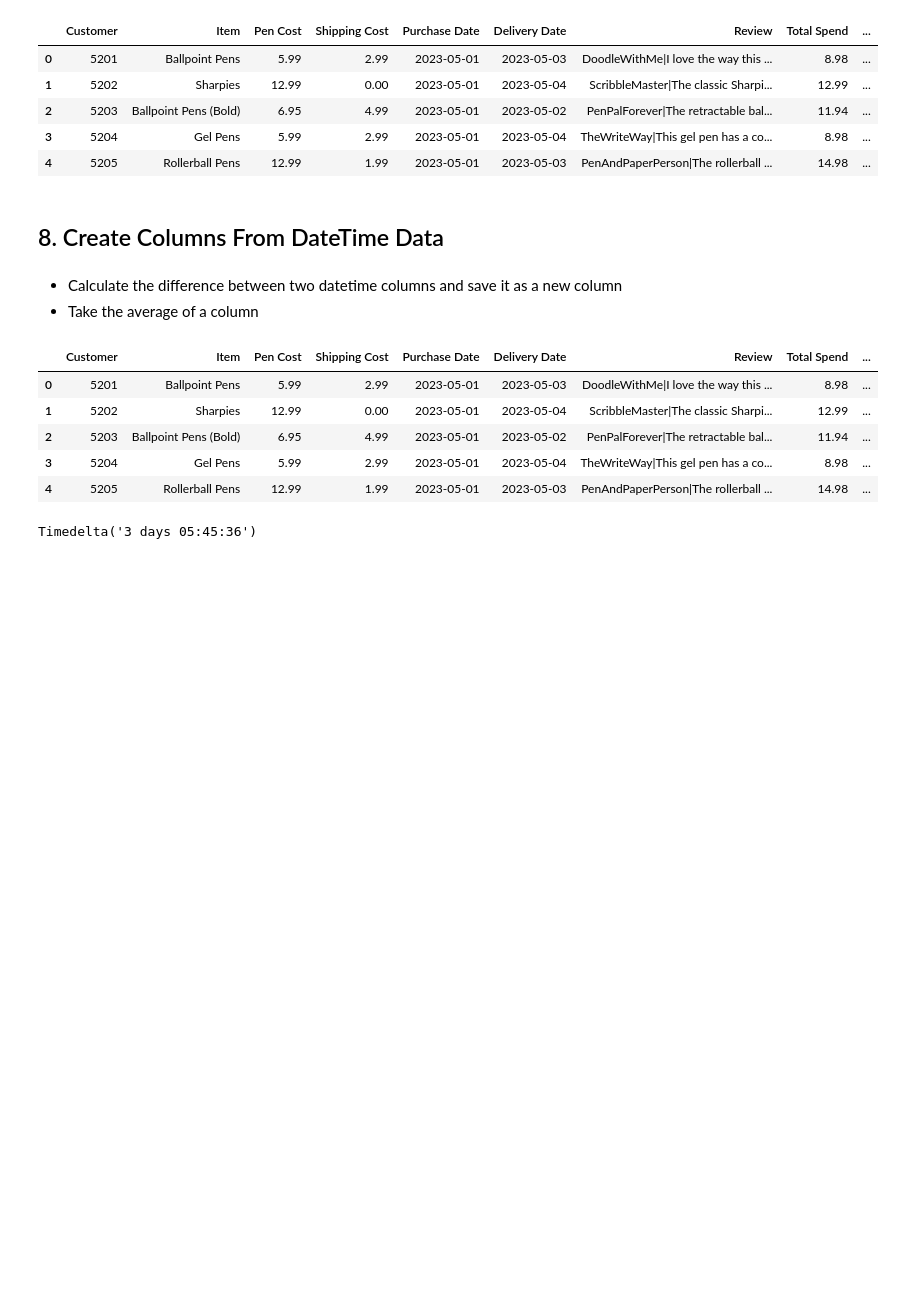
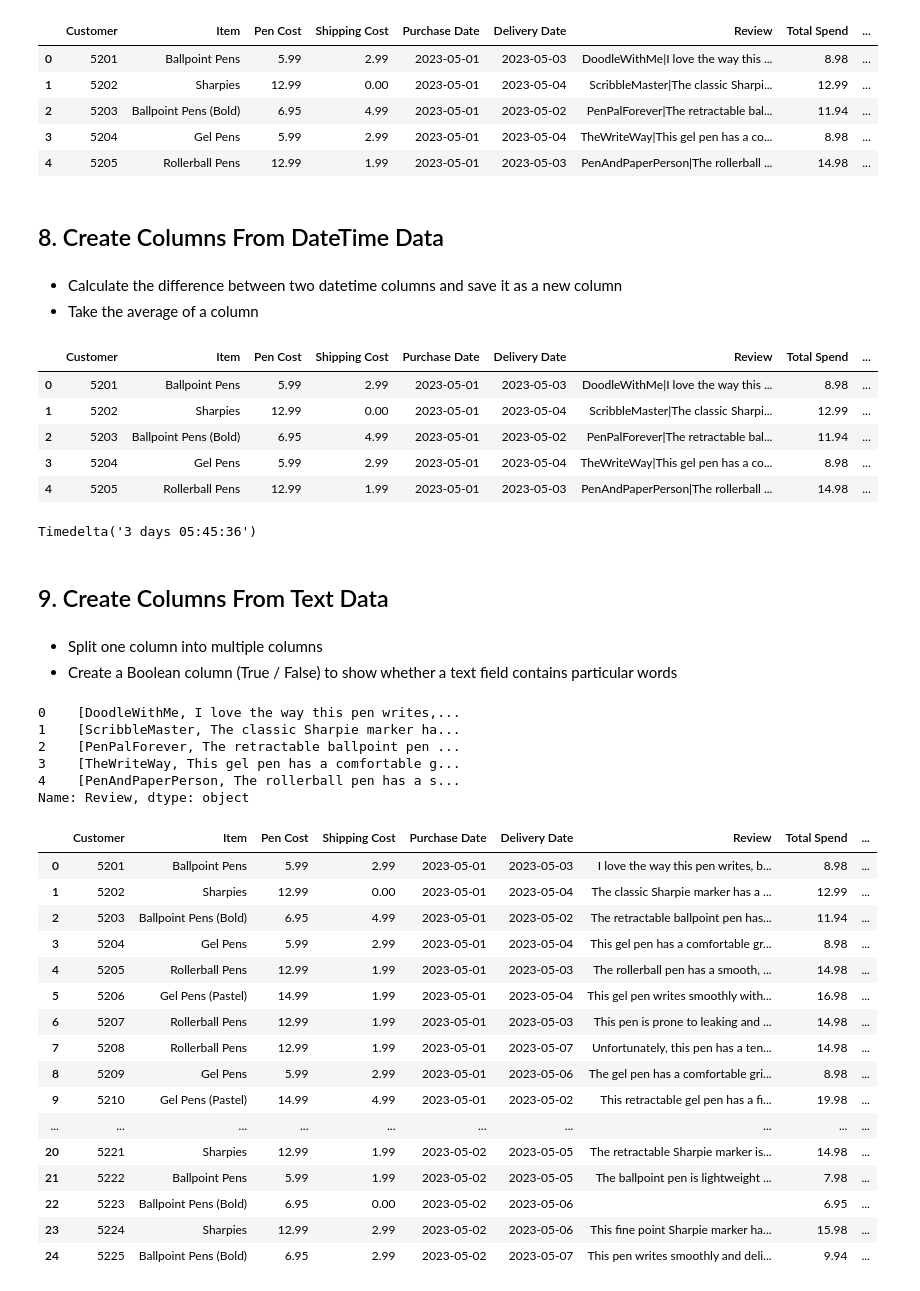
Before and after one commit to hermanconnor/data-prep-and-eda-python, a Jupyter notebook: 2-cleaning-data/assignment.ipynb, the cells around one changed output. Cells and saved outputs as stored; diff of their text form; code cells hidden in the pictures; blank space fills up the shorter version.

Commit message:
Finish section on creating text columns

```diff
--- a/2-cleaning-data/assignment.ipynb
+++ b/2-cleaning-data/assignment.ipynb
@@ -424,3 +424,41 @@ pens.head()
 pens['Delivery Time'].mean()
 # %% [output]
 Timedelta('3 days 05:45:36')
+# %% [markdown]
+## 9. Create Columns From Text Data
+# %% [markdown]
+* Split one column into multiple columns
+* Create a Boolean column (True / False) to show whether a text field contains particular words
+# %%
+# Split a column into multiple columns
+reviews = pens.Review.str.split('|')
+reviews.head()
+# %% [output]
+0    [DoodleWithMe, I love the way this pen writes,...
+1    [ScribbleMaster, The classic Sharpie marker ha...
+2    [PenPalForever, The retractable ballpoint pen ...
+3    [TheWriteWay, This gel pen has a comfortable g...
+4    [PenAndPaperPerson, The rollerball pen has a s...
+Name: Review, dtype: object
+# %%
+# Put columns back into original dataframe
+pens[['User Name', 'Review']] = pd.DataFrame(reviews.to_list())
+pens
+# %% [output]
+|  | Customer | Item | Pen Cost | Shipping Cost | Purchase Date | Delivery Date | Review | Total Spend | ... |
+| 0 | 5201 | Ballpoint Pens | 5.99 | 2.99 | 2023-05-01 | 2023-05-03 | I love the way this pen writes, b... | 8.98 | ... |
+| 1 | 5202 | Sharpies | 12.99 | 0.00 | 2023-05-01 | 2023-05-04 | The classic Sharpie marker has a ... | 12.99 | ... |
+| 2 | 5203 | Ballpoint Pens (Bold) | 6.95 | 4.99 | 2023-05-01 | 2023-05-02 | The retractable ballpoint pen has... | 11.94 | ... |
+| 3 | 5204 | Gel Pens | 5.99 | 2.99 | 2023-05-01 | 2023-05-04 | This gel pen has a comfortable gr... | 8.98 | ... |
+| 4 | 5205 | Rollerball Pens | 12.99 | 1.99 | 2023-05-01 | 2023-05-03 | The rollerball pen has a smooth, ... | 14.98 | ... |
+| 5 | 5206 | Gel Pens (Pastel) | 14.99 | 1.99 | 2023-05-01 | 2023-05-04 | This gel pen writes smoothly with... | 16.98 | ... |
+| 6 | 5207 | Rollerball Pens | 12.99 | 1.99 | 2023-05-01 | 2023-05-03 | This pen is prone to leaking and ... | 14.98 | ... |
+| 7 | 5208 | Rollerball Pens | 12.99 | 1.99 | 2023-05-01 | 2023-05-07 | Unfortunately, this pen has a ten... | 14.98 | ... |
+| 8 | 5209 | Gel Pens | 5.99 | 2.99 | 2023-05-01 | 2023-05-06 | The gel pen has a comfortable gri... | 8.98 | ... |
+| 9 | 5210 | Gel Pens (Pastel) | 14.99 | 4.99 | 2023-05-01 | 2023-05-02 | This retractable gel pen has a fi... | 19.98 | ... |
+| ... | ... | ... | ... | ... | ... | ... | ... | ... | ... |
+| 20 | 5221 | Sharpies | 12.99 | 1.99 | 2023-05-02 | 2023-05-05 | The retractable Sharpie marker is... | 14.98 | ... |
+| 21 | 5222 | Ballpoint Pens | 5.99 | 1.99 | 2023-05-02 | 2023-05-05 | The ballpoint pen is lightweight ... | 7.98 | ... |
+| 22 | 5223 | Ballpoint Pens (Bold) | 6.95 | 0.00 | 2023-05-02 | 2023-05-06 |  | 6.95 | ... |
+| 23 | 5224 | Sharpies | 12.99 | 2.99 | 2023-05-02 | 2023-05-06 | This fine point Sharpie marker ha... | 15.98 | ... |
+| 24 | 5225 | Ballpoint Pens (Bold) | 6.95 | 2.99 | 2023-05-02 | 2023-05-07 | This pen writes smoothly and deli... | 9.94 | ... |
```
Also changed, not shown: parts of 1 cell of this notebook, 2 other files.
